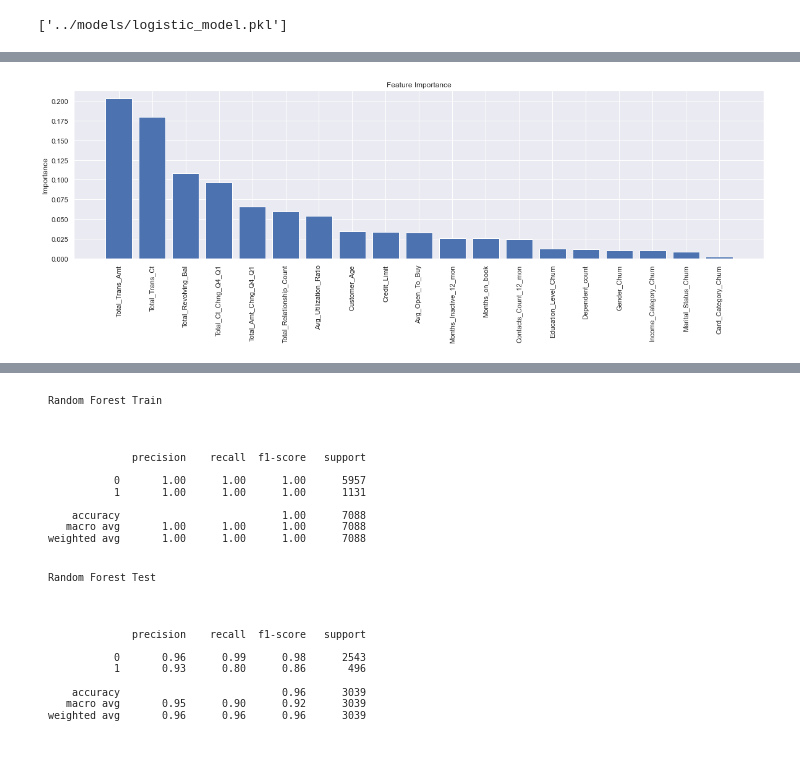
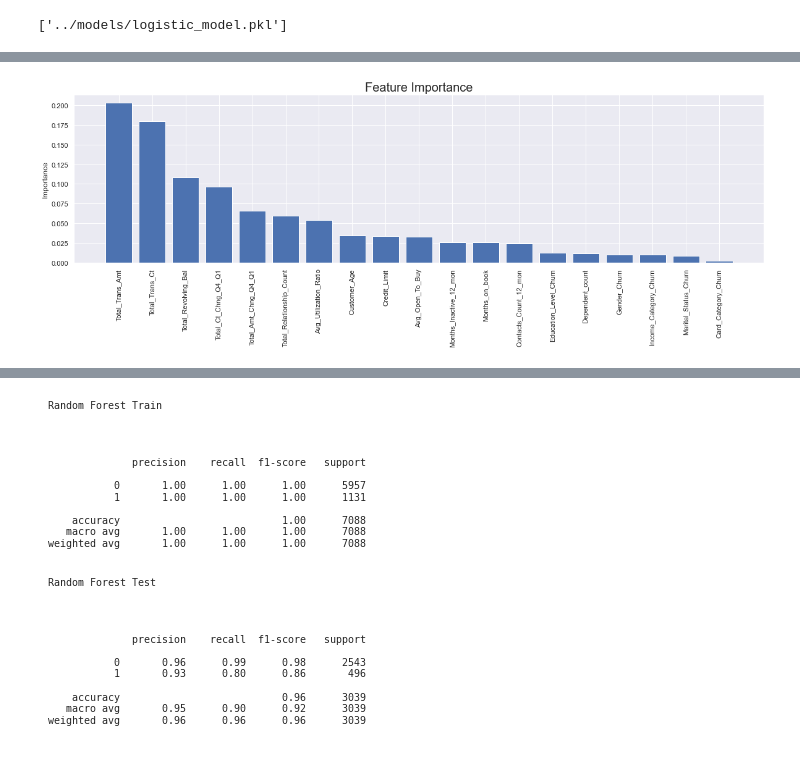
Before and after one commit to guyrux/udacity_customer_churn, a Jupyter notebook: notebooks/churn_notebook.ipynb, the cells around one changed output, grey strips where cells are left out. Saved outputs shown, nothing was run; the diff lists cells and outputs as text; code cells hidden in the pictures.

```diff
--- a/notebooks/churn_notebook.ipynb
+++ b/notebooks/churn_notebook.ipynb
@@ -287,23 +312,25 @@ shap.summary_plot(shap_values, X_test, plot_type="bar")
 # %%
 # Calculate feature importances
 importances = cv_rfc.best_estimator_.feature_importances_
 # Sort feature importances in descending order
 indices = np.argsort(importances)[::-1]
 
 # Rearrange feature names so they match the sorted feature importances
 names = [X.columns[i] for i in indices]
 
 # Create plot
 plt.figure(figsize=(20,5))
 
 # Create plot title
-plt.title("Feature Importance")
+plt.title("Feature Importance", size=20)
 plt.ylabel('Importance')
 
 # Add bars
 plt.bar(range(X.shape[1]), importances[indices])
 
 # Add feature names as x-axis labels
 plt.xticks(range(X.shape[1]), names, rotation=90);
+
+plt.savefig('feature_importance.png', bbox_inches='tight')
 # %% [output]
-[figure, old version]
+[figure, new version]
```
Also changed, not shown: parts of 13 cells of this notebook, 13 other files.
